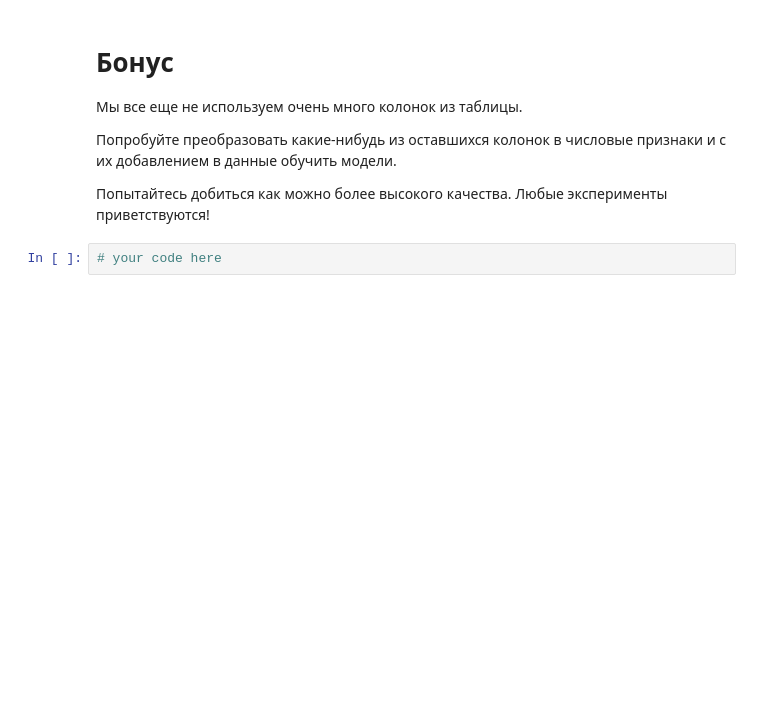
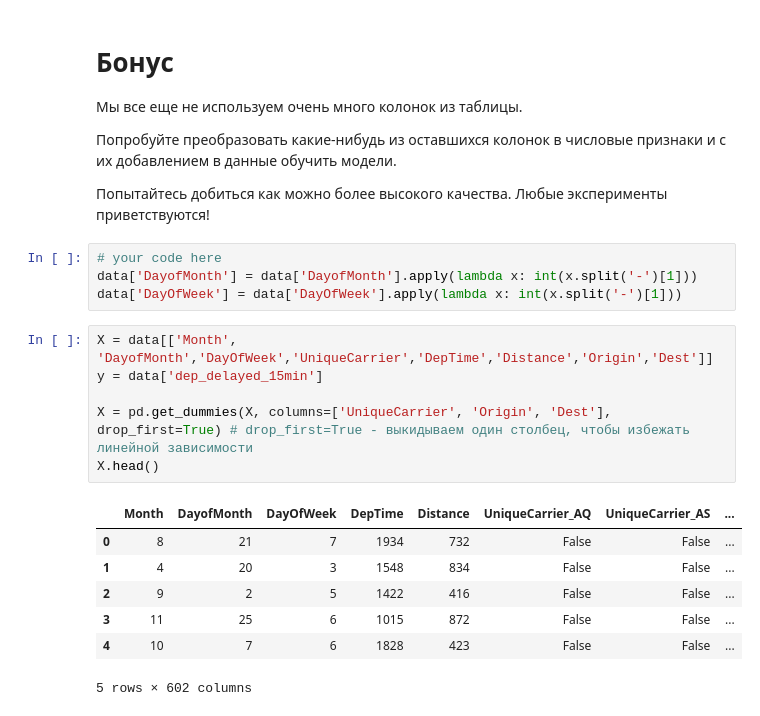
Before and after one commit to psaw/hse-ai24-ml, a Jupyter notebook: Ensembles_task.ipynb, the cells around one changed output. Drawn from its saved outputs; the diff is of its cells as text; blank space fills up the shorter version.

```diff
--- a/Ensembles_task.ipynb
+++ b/Ensembles_task.ipynb
@@ -637,5 +637,21 @@ plt.show()
 Попробуйте преобразовать какие-нибудь из оставшихся колонок в числовые признаки и с их добавлением в данные обучить модели.
 
 Попытайтесь добиться как можно более высокого качества. Любые эксперименты приветствуются!
-# %%
-# your code here
+# %%
+# your code here
+data['DayofMonth'] = data['DayofMonth'].apply(lambda x: int(x.split('-')[1]))
+data['DayOfWeek'] = data['DayOfWeek'].apply(lambda x: int(x.split('-')[1]))
+# %%
+X = data[['Month', 'DayofMonth','DayOfWeek','UniqueCarrier','DepTime','Distance','Origin','Dest']]
+y = data['dep_delayed_15min']
+
+X = pd.get_dummies(X, columns=['UniqueCarrier', 'Origin', 'Dest'], drop_first=True) # drop_first=True - выкидываем один столбец, чтобы избежать линейной зависимости
+X.head()
+# %% [output]
+|  | Month | DayofMonth | DayOfWeek | DepTime | Distance | UniqueCarrier_AQ | UniqueCarrier_AS | ... |
+| 0 | 8 | 21 | 7 | 1934 | 732 | False | False | ... |
+| 1 | 4 | 20 | 3 | 1548 | 834 | False | False | ... |
+| 2 | 9 | 2 | 5 | 1422 | 416 | False | False | ... |
+| 3 | 11 | 25 | 6 | 1015 | 872 | False | False | ... |
+| 4 | 10 | 7 | 6 | 1828 | 423 | False | False | ... |
+5 rows × 602 columns
```
Also changed, not shown: parts of 7 cells of this notebook.
